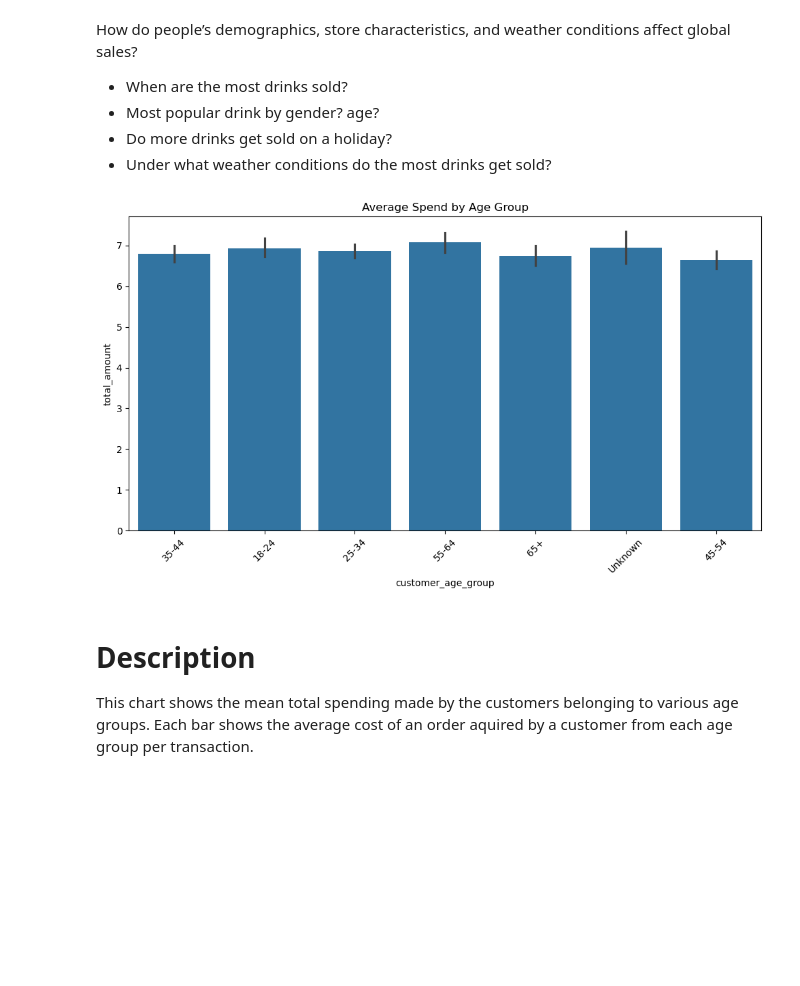
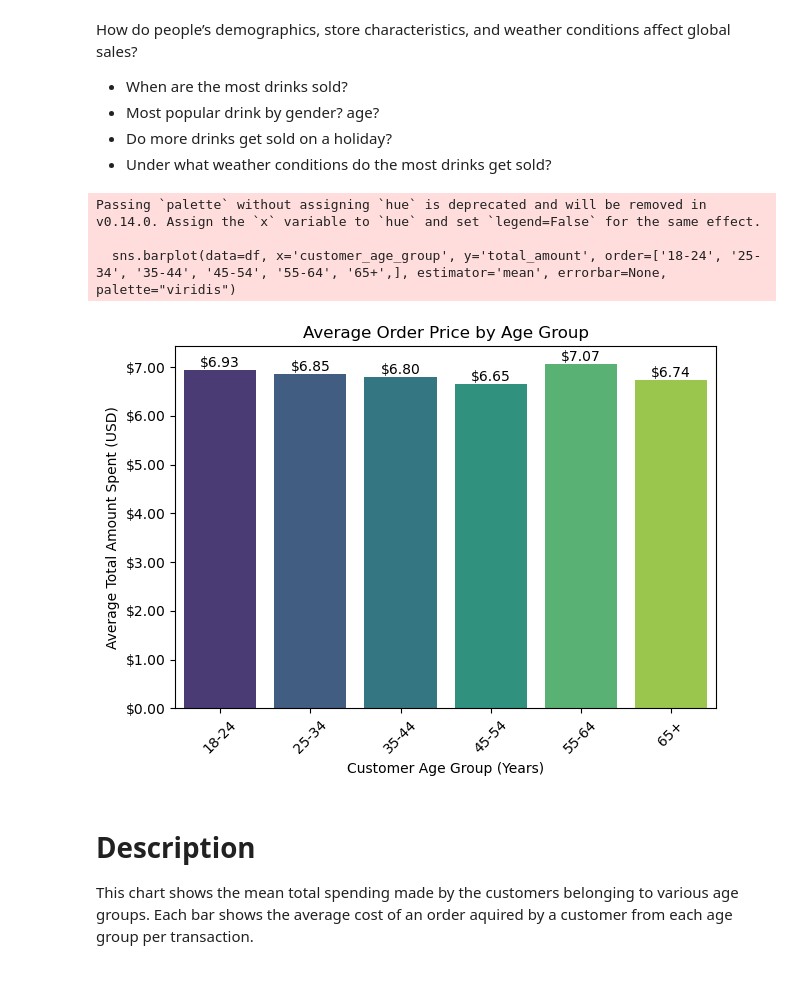
Before and after one commit to nikhilgarg614/ISDA140CoffeeSalesProject, a Jupyter notebook: FinalProjectISDA140_Gabriel-Nikill.ipynb, the cells around one changed output. Drawn from its saved outputs; the diff is of its cells as text; code cells hidden in the pictures; blank space fills up the shorter version.

```diff
--- a/FinalProjectISDA140_Gabriel-Nikill.ipynb
+++ b/FinalProjectISDA140_Gabriel-Nikill.ipynb
@@ -88,14 +79,23 @@ How do people’s demographics, store characteristics, and weather conditions af
 # %%
 import seaborn as sns
 import matplotlib.pyplot as plt
 
-plt.figure(figsize=(12,6))
-sns.barplot(data=df, x='customer_age_group', y='total_amount', estimator='mean')
-plt.title("Average Spend by Age Group")
+
+sns.barplot(data=df, x='customer_age_group', y='total_amount', order=['18-24', '25-34', '35-44', '45-54', '55-64', '65+',], estimator='mean', errorbar=None, palette="viridis")
+for container in plt.gca().containers: #adding $ to each bar
+    plt.bar_label(container, fmt='$%.2f')
+plt.gca().yaxis.set_major_formatter('${x:1.2f}') #adding $ to y-axis
+plt.title("Average Order Price by Age Group")
+plt.xlabel("Customer Age Group (Years)")
+plt.ylabel("Average Total Amount Spent (USD)")
 plt.xticks(rotation=45)
+plt.tight_layout()
 plt.show()
 # %% [output]
+Passing `palette` without assigning `hue` is deprecated and will be removed in v0.14.0. Assign the `x` variable to `hue` and set `legend=False` for the same effect.
+
+  sns.barplot(data=df, x='customer_age_group', y='total_amount', order=['18-24', '25-34', '35-44', '45-54', '55-64', '65+',], estimator='mean', errorbar=None, palette="viridis")
-[figure, old version]
+[figure, new version]
 # %% [markdown]
 # Description
 This chart shows the mean total spending made by the customers belonging to various age groups. Each bar shows the average cost of an order aquired by a customer from each age group per transaction.
```
Also changed, not shown: parts of 7 cells of this notebook.
